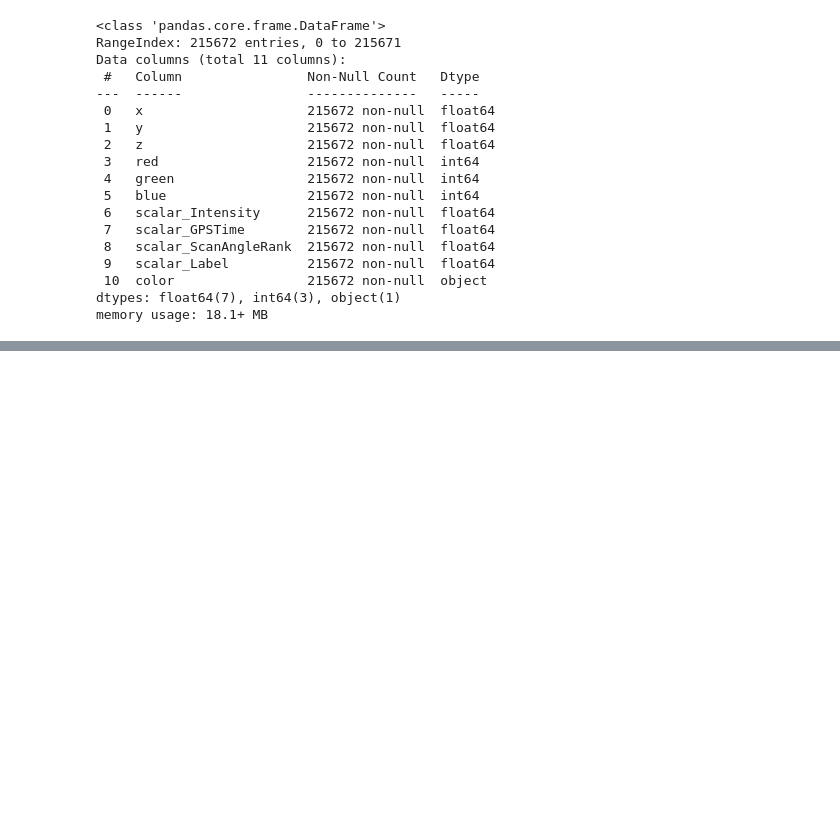
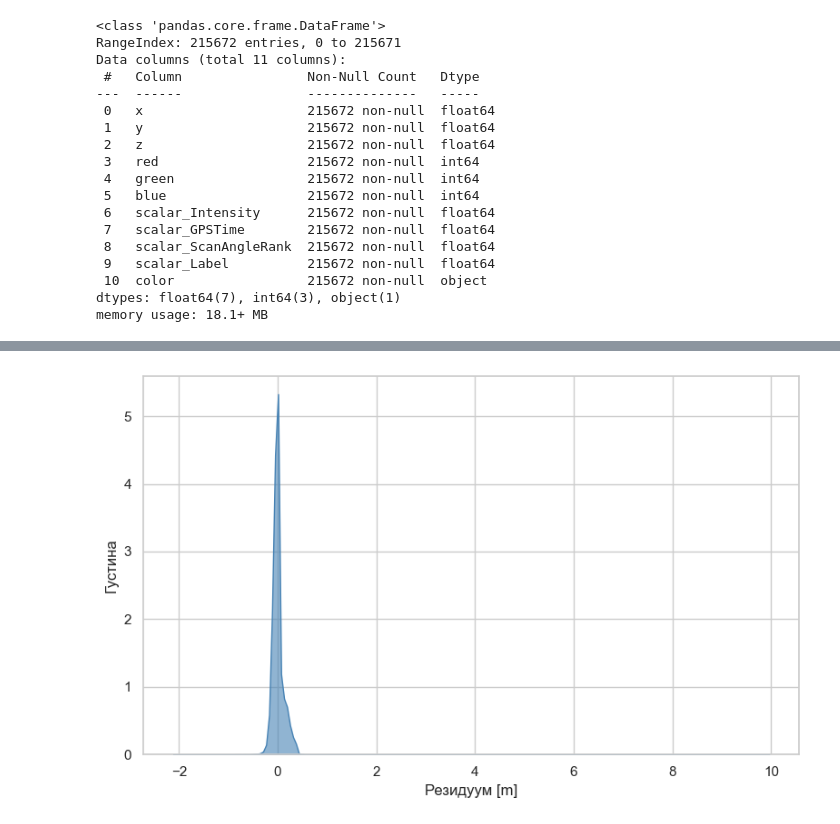
Before and after one commit to peksikeksi/pinv-svd, a Jupyter notebook: pinv_lidar.ipynb, the cells around one changed output, grey strips where cells are left out. Cells and saved outputs as stored; diff of their text form; code cells hidden in the pictures; blank space fills up the shorter version.

```diff
--- a/pinv_lidar.ipynb
+++ b/pinv_lidar.ipynb
@@ -198,0 +232,11 @@ plt.show()
+# %%
+sns.set_theme(style="whitegrid")
+plt.figure(figsize=(8,5))
+sns.kdeplot(residuals, fill=True, color='steelblue', alpha=0.6)
+plt.xlabel('Резидуум [m]')
+plt.ylabel('Густина')
+plt.tight_layout()
+#plt.grid(True)
+plt.show()
+# %% [output]
+[figure, added]
```
Also changed, not shown: parts of 6 cells of this notebook, 4 other files.
